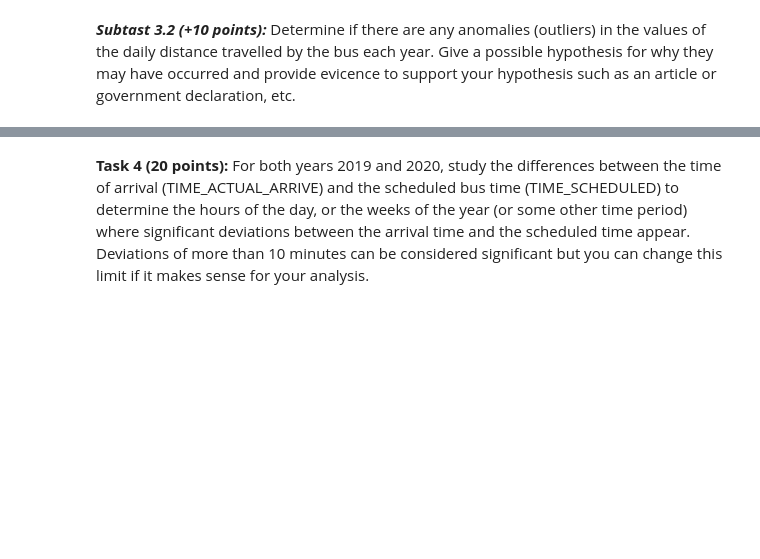
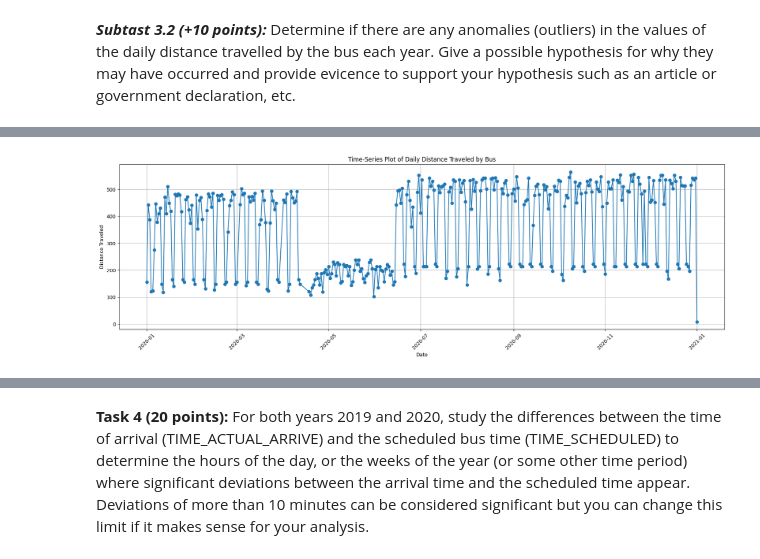
Before and after one commit to xiborxu/IST462Xibo, a Jupyter notebook: FinalExam_IST462_Fall2023.ipynb, the cells around one changed output, grey strips where cells are left out. Drawn from its saved outputs; the diff is of its cells as text; code cells hidden in the pictures; blank space fills up the shorter version.

```diff
--- a/FinalExam_IST462_Fall2023.ipynb
+++ b/FinalExam_IST462_Fall2023.ipynb
@@ -253,0 +429,12 @@ print(monthly_cost_2020)
+# %%
+plt.figure(figsize=(18, 6))
+plt.plot(daily_distance_2020['DATE'], daily_distance_2020['SEGMENT_MILES'], marker='o', linestyle='-')
+plt.title('Time-Series Plot of Daily Distance Traveled by Bus')
+plt.xlabel('Date')
+plt.ylabel('Distance Traveled')
+plt.grid(True)
+plt.xticks(rotation=45)
+plt.tight_layout()
+plt.show()
+# %% [output]
+[figure, added]
```
Also changed, not shown: parts of 19 cells of this notebook.
